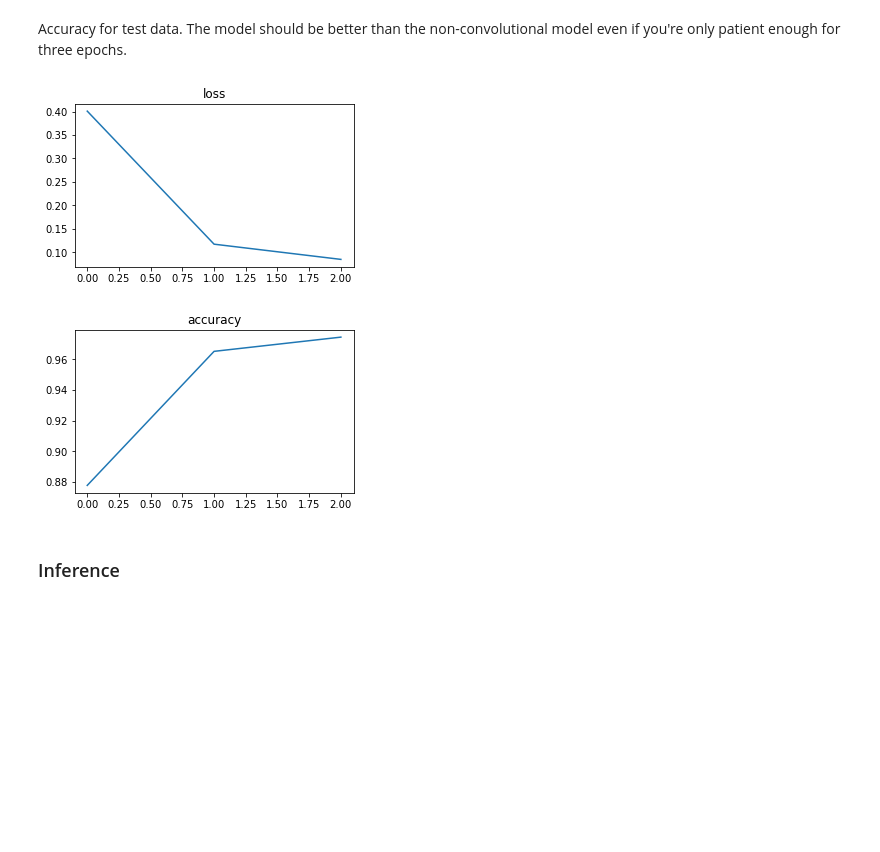
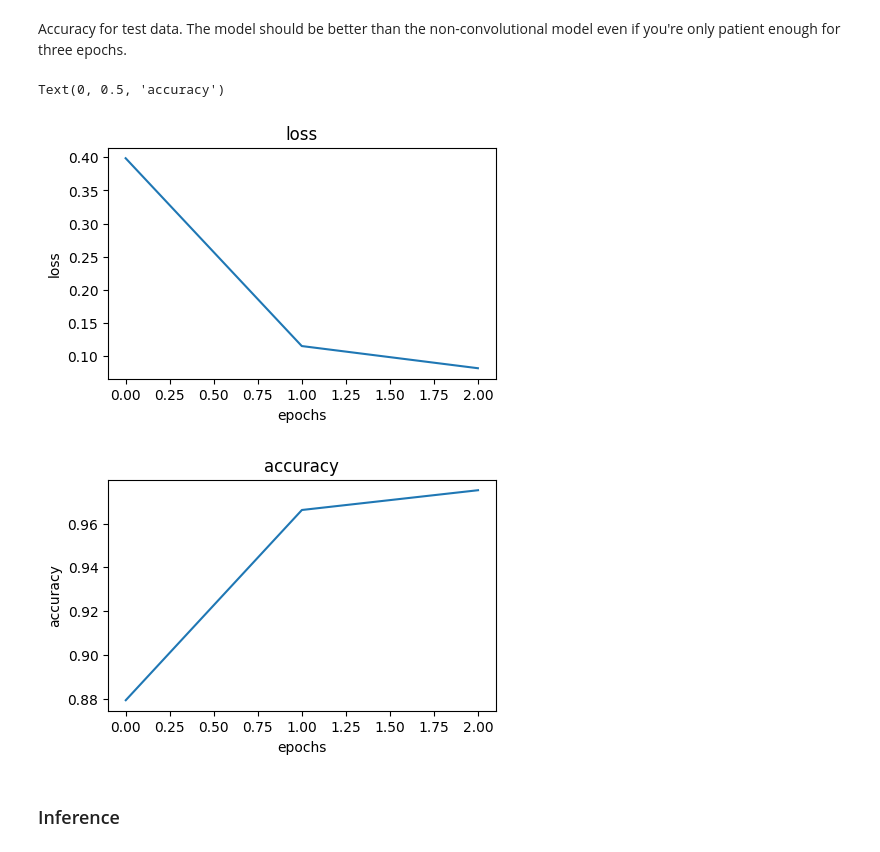
Before and after one commit to argonne-lcf/ATPESC_MachineLearning, a Jupyter notebook: 01_deepLearning/03_keras_cnn.ipynb, the cells around one changed output. Drawn from its saved outputs; the diff is of its cells as text; code cells hidden in the pictures; blank space fills up the shorter version.

```diff
--- a/01_deepLearning/03_keras_cnn.ipynb
+++ b/01_deepLearning/03_keras_cnn.ipynb
@@ -119,14 +163,19 @@ Accuracy for test data.  The model should be better than the non-convolutional m
 # %%
 plt.figure(figsize=(5,3))
 plt.plot(history.epoch,history.history['loss'])
 plt.title('loss')
+plt.xlabel('epochs')
+plt.ylabel('loss')
 
 plt.figure(figsize=(5,3))
 plt.plot(history.epoch,history.history['accuracy'])
 plt.title('accuracy');
+plt.xlabel('epochs')
+plt.ylabel('accuracy')
 # %% [output]
+Text(0, 0.5, 'accuracy')
-[figure, old version]
+[figure, new version]
-[figure, old version]
+[figure, new version]
 # %% [markdown]
 ### Inference
 # %% [markdown]
```
Also changed, not shown: parts of 19 cells of this notebook, 9 other files.
